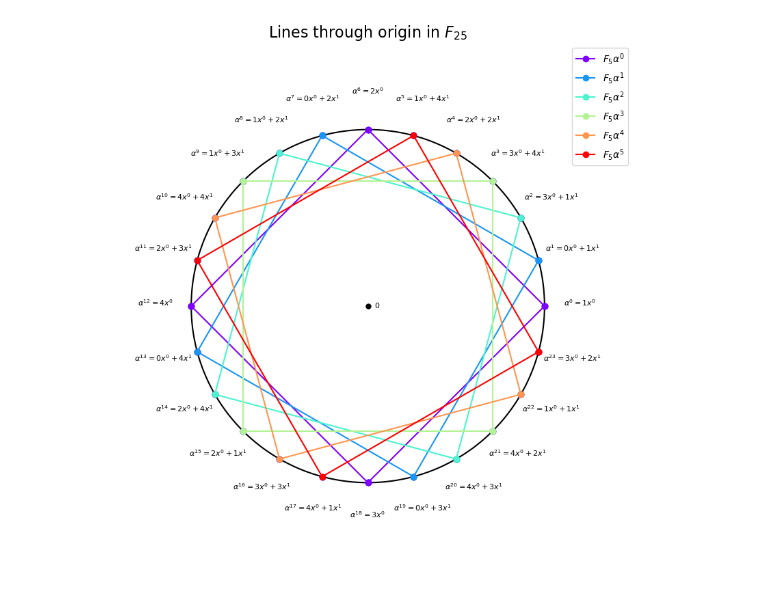
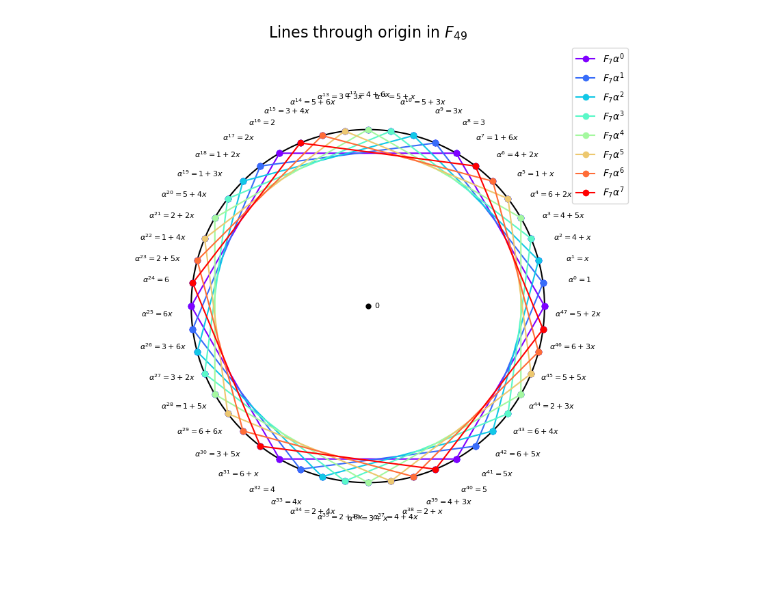
Before and after one commit to jacksonwalters/viz, a Jupyter notebook: finite_field/finite_field_visualization.ipynb, the cells around one changed output. Saved outputs shown, nothing was run; the diff lists cells and outputs as text; code cells hidden in the pictures.

Commit message:
adjust label positions as best as possible
use manual intervals to only slightly adjust labels near the top

```diff
--- a/finite_field/finite_field_visualization.ipynb
+++ b/finite_field/finite_field_visualization.ipynb
@@ -182,9 +182,24 @@ def plot_projective_line_finite_field(q, output_filename=None):
         ax.plot(x, y, 'bo')  # Point on the circle
 
         # Format vector as a sum of monomials
-        vector_repr = " + ".join(f"{c}x^{i}" for i, c in enumerate(vector.polynomial().coefficients(sparse=False)))
+        coeffs = vector.polynomial().coefficients(sparse=False)
+        vector_repr = " + ".join(
+            f"{c}x^{i}" if i > 0 else f"{c}" for i, c in enumerate(coeffs) if c != 0
+        ).replace("1x", "x").replace("x^1", "x")  # Remove redundant "1x"
+
         label = f"$\\alpha^{{{k}}} = {vector_repr}$"
-        ax.text(x * 1.2, y * 1.2, label, fontsize=8, ha='center')
+
+        #manually adjust the label position for elements near the top of the circle
+        if abs(y) == 1.0:
+            y_offset = 0.1
+        elif abs(y) < 1.0 and abs(y) > 0.9:
+            y_offset = 0.06
+        elif abs(y) <= 0.9 and abs(y) > 0.8:
+            y_offset = 0.025
+        else:
+            y_offset = 0.0
+
+        ax.text(float(x) * 1.2, float(y) * 1.2 + sign(y)*y_offset, label, fontsize=8, ha="center", va="center")
 
     # Add the subfield and other coordinate axes
     colors = plt.cm.rainbow(np.linspace(0, 1, num_lines))  # Colors for each "line"
@@ -214,6 +229,7 @@ def plot_projective_line_finite_field(q, output_filename=None):
 
     plt.show()
 # %%
-plot_projective_line_finite_field(5**2, output_filename=f"images/lines_through_origin_finite_field_{5**2}.jpeg")
+p = 7; r = 2; q = p**r;
+plot_projective_line_finite_field(q, output_filename=f"images/lines_through_origin_finite_field_{q}.jpeg")
 # %% [output]
-[figure, old version]
+[figure, new version]
```
Also changed, not shown: parts of 4 cells of this notebook, 1 other file.
